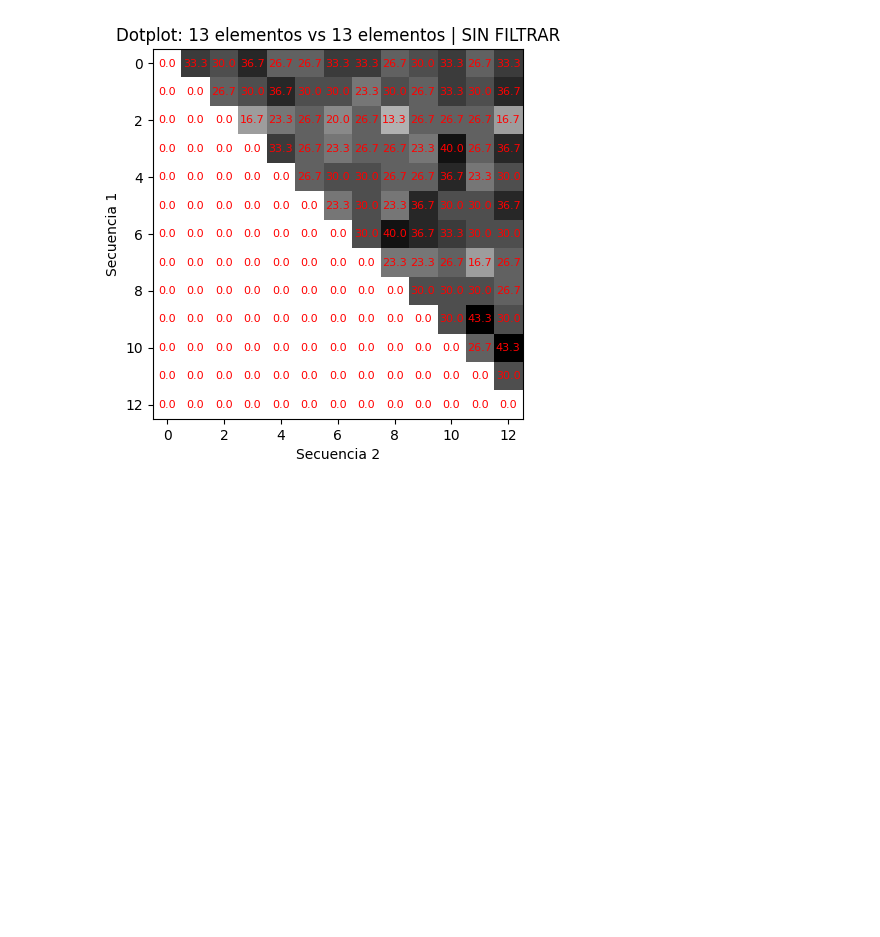
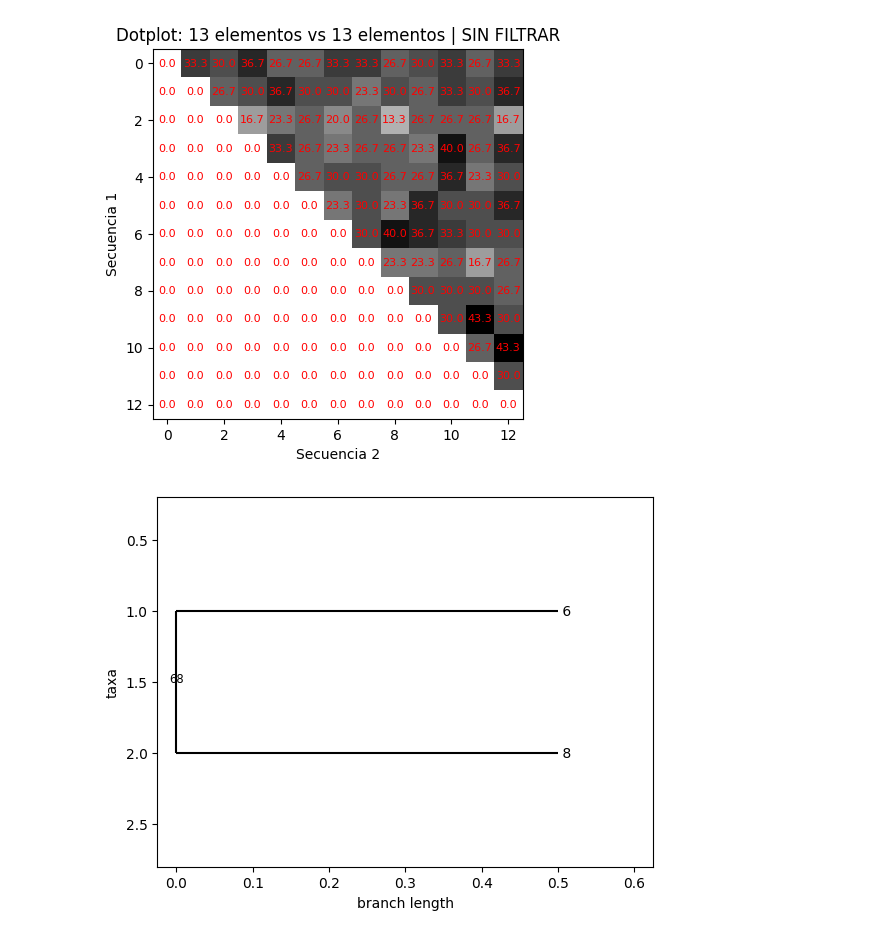
Before and after one commit to agusscarmu/Advanced_Bioinformatic, a Jupyter notebook: TP2.ipynb, the cells around one changed output. Saved outputs shown, nothing was run; the diff lists cells and outputs as text; code cells hidden in the pictures; blank space fills up the shorter version.

```diff
--- a/TP2.ipynb
+++ b/TP2.ipynb
@@ -305,0 +378,43 @@ show_dotplot(distance_matrix, show_values=True)
+# %%
+from Bio import Phylo
+from io import StringIO
+
+def to_newick(nodes):
+    # Create a mapping from node indices to Newick format strings
+    index_to_newick = {}
+    for node in nodes:
+        if node.num_seq1 not in index_to_newick:
+            index_to_newick[node.num_seq1] = f"({node.num_seq1})"
+        if node.num_seq2 not in index_to_newick:
+            index_to_newick[node.num_seq2] = f"({node.num_seq2})"
+
+    for node in nodes:
+        # Combine nodes into a Newick format
+        if node.num_seq1 in index_to_newick and node.num_seq2 in index_to_newick:
+            combined = f"({index_to_newick[node.num_seq1]}:0.5,{index_to_newick[node.num_seq2]}:0.5){node.num_seq1}_{node.num_seq2}"
+            index_to_newick[node.num_seq1] = combined
+            del index_to_newick[node.num_seq2]
+
+    # Final tree string
+    newick_str = next(iter(index_to_newick.values())) + ";"
+    return newick_str
+
+
+def create_phylo_tree(newick_str):
+    handle = StringIO(newick_str)
+    tree = Phylo.read(handle, "newick")
+    return tree
+
+def visualize_tree(tree):
+    Phylo.draw(tree)
+    plt.show()
+
+
+def visualize_nodes(list_of_nodes):
+    newick_str = to_newick(list_of_nodes)
+    tree = create_phylo_tree(newick_str)
+    visualize_tree(tree)
+# %%
+visualize_nodes(obtain_nodes(distance_matrix))
+# %% [output]
+[figure, added]
```
Also changed, not shown: parts of 4 cells of this notebook.
